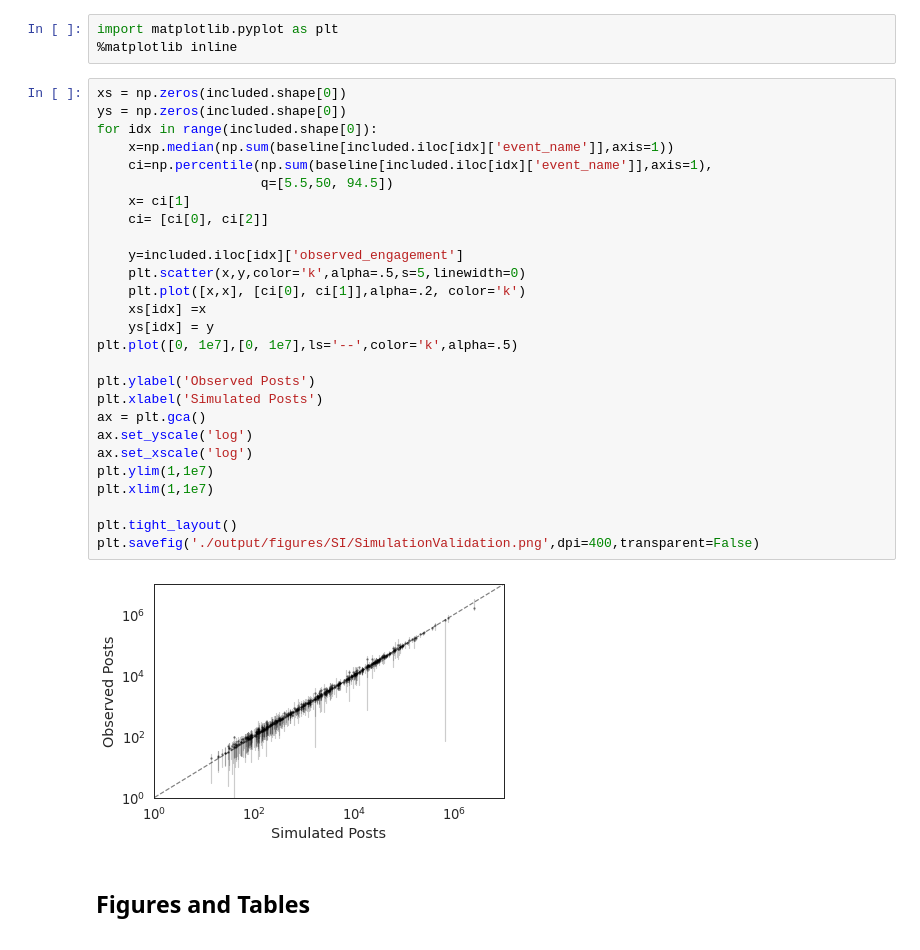
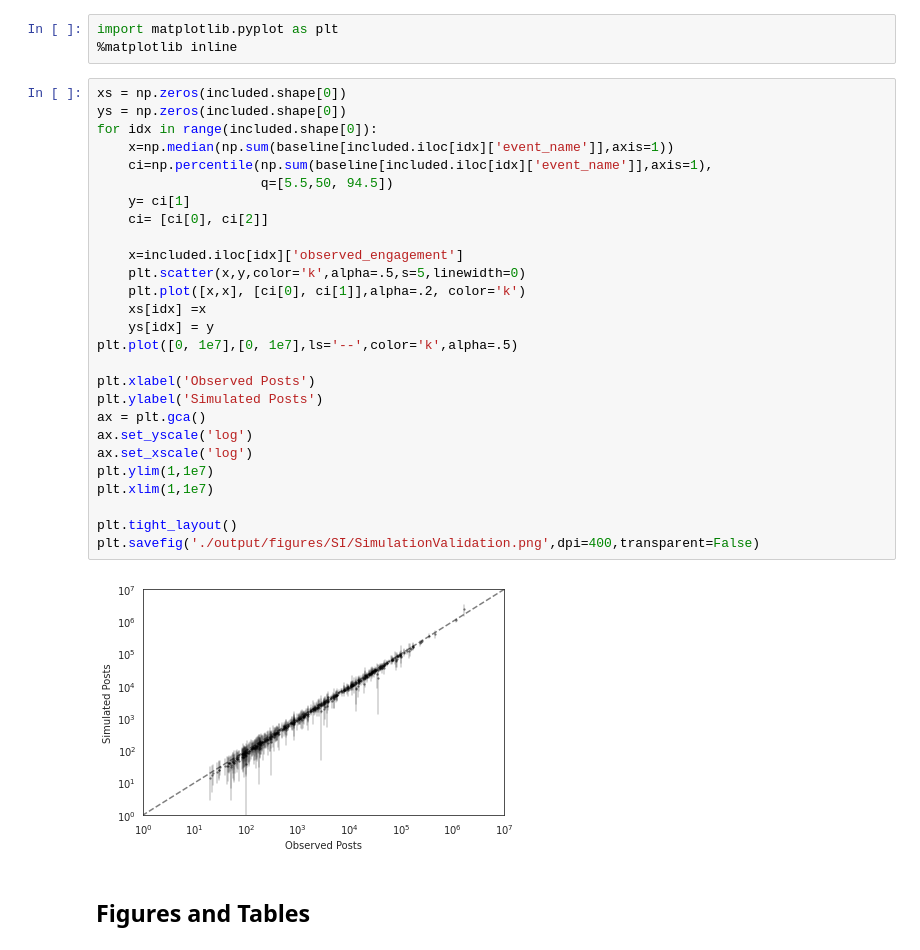
Before and after one commit to josephbb/CommunityNotesSim, a Jupyter notebook: Analysis.ipynb, the cells around one changed output. Drawn from its saved outputs; the diff is of its cells as text.

```diff
--- a/Analysis.ipynb
+++ b/Analysis.ipynb
@@ -580,32 +576,32 @@ import matplotlib.pyplot as plt
 # %%
 xs = np.zeros(included.shape[0])
 ys = np.zeros(included.shape[0])
 for idx in range(included.shape[0]):
     x=np.median(np.sum(baseline[included.iloc[idx]['event_name']],axis=1))
     ci=np.percentile(np.sum(baseline[included.iloc[idx]['event_name']],axis=1),
                      q=[5.5,50, 94.5])
-    x= ci[1]
+    y= ci[1]
     ci= [ci[0], ci[2]]
 
-    y=included.iloc[idx]['observed_engagement']
+    x=included.iloc[idx]['observed_engagement']
     plt.scatter(x,y,color='k',alpha=.5,s=5,linewidth=0)
     plt.plot([x,x], [ci[0], ci[1]],alpha=.2, color='k')
     xs[idx] =x
     ys[idx] = y
 plt.plot([0, 1e7],[0, 1e7],ls='--',color='k',alpha=.5)
 
-plt.ylabel('Observed Posts')
-plt.xlabel('Simulated Posts')
+plt.xlabel('Observed Posts')
+plt.ylabel('Simulated Posts')
 ax = plt.gca()
 ax.set_yscale('log')
 ax.set_xscale('log')
 plt.ylim(1,1e7)
 plt.xlim(1,1e7)
 
 plt.tight_layout()
 plt.savefig('./output/figures/SI/SimulationValidation.png',dpi=400,transparent=False)
 # %% [output]
-[figure, old version]
+[figure, new version]
 # %% [markdown]
 <h2>Figures and Tables</h2>
 # %% [markdown]
```
Also changed, not shown: parts of 29 cells of this notebook, 3 other files.
